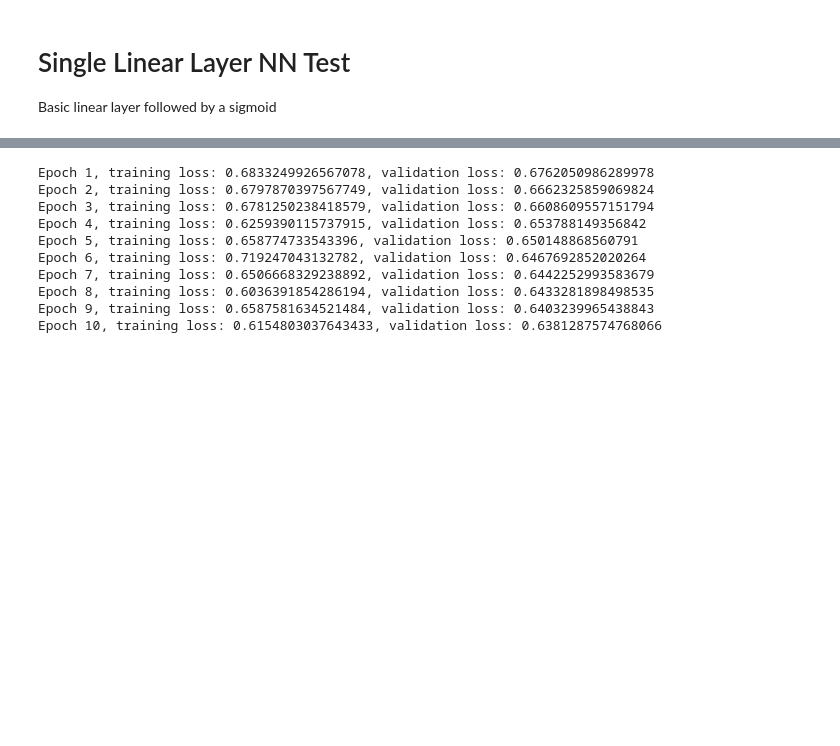
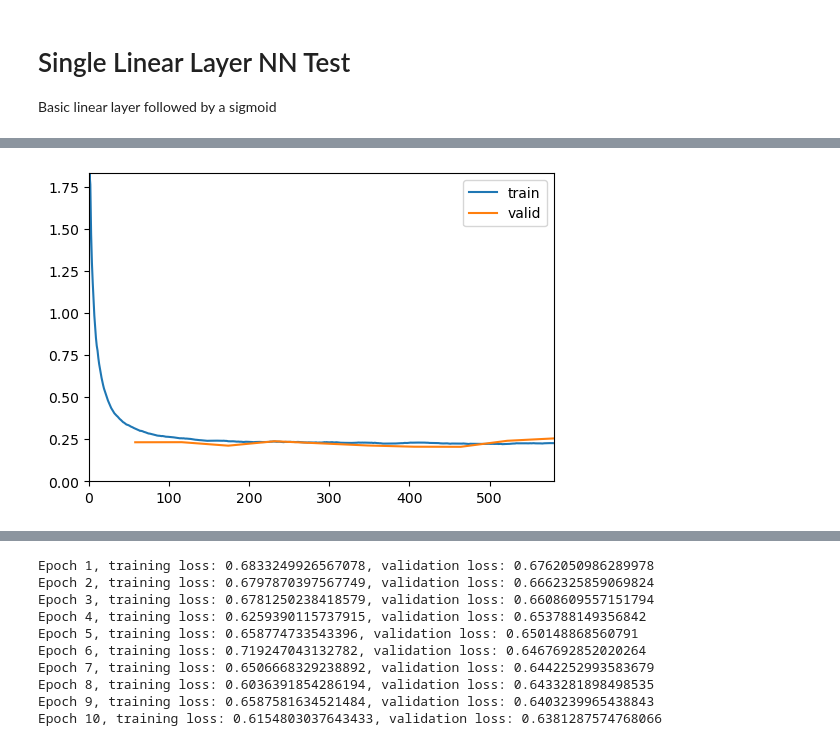
Before and after one commit to anmutechsupport/Energy-Efficient-Decoding-of-EEG-Motor-Imagery-using-Spiking-Legendre-Memory-Units, a Jupyter notebook: ml/training-bci2000.ipynb, the cells around one changed output, grey strips where cells are left out. Cells and saved outputs as stored; diff of their text form; code cells hidden in the pictures; blank space fills up the shorter version.

```diff
--- a/ml/training-bci2000.ipynb
+++ b/ml/training-bci2000.ipynb
@@ -406,0 +422,4 @@ TypeError: forward() takes 2 positional arguments but 3 were given
+# %%
+learn.fit(10, lr, cbs=[ShowGraphCallback()])
+# %% [output]
+[figure, added]
```
Also changed, not shown: parts of 9 cells of this notebook.
